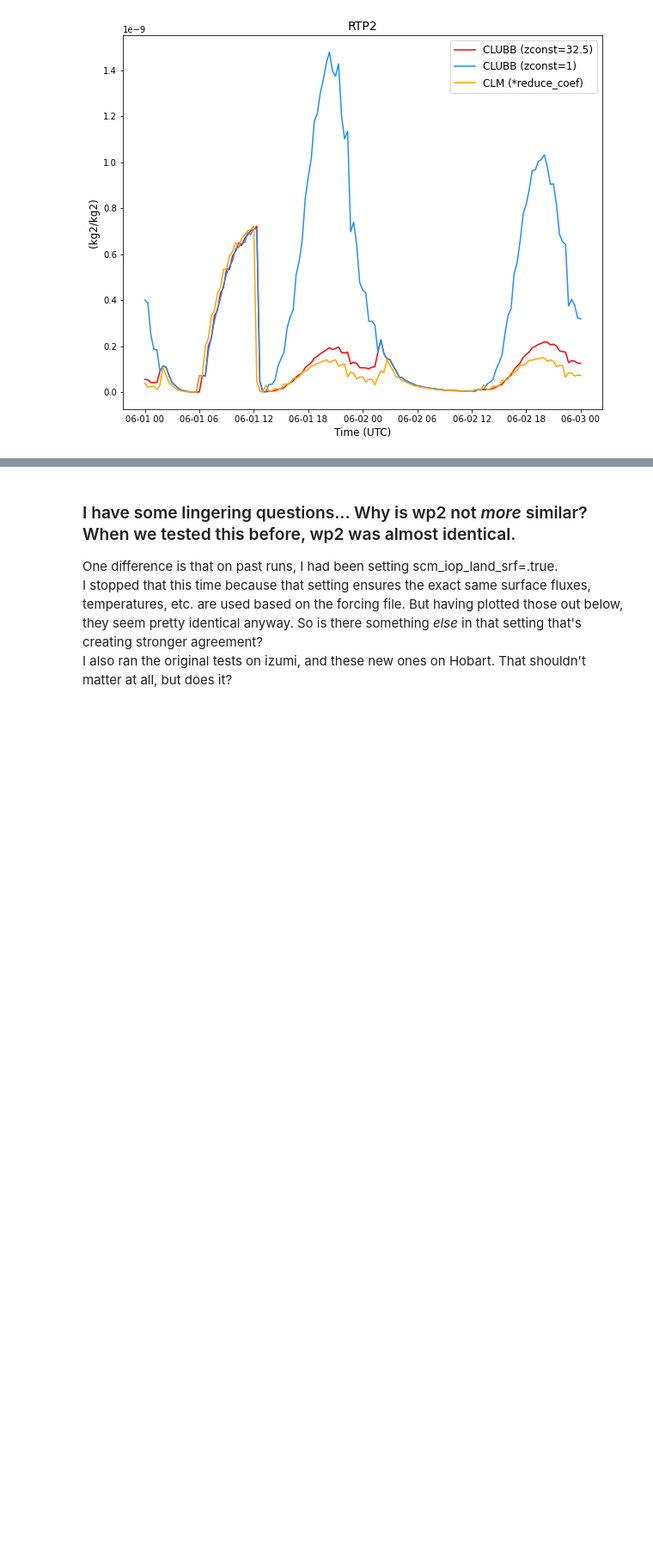
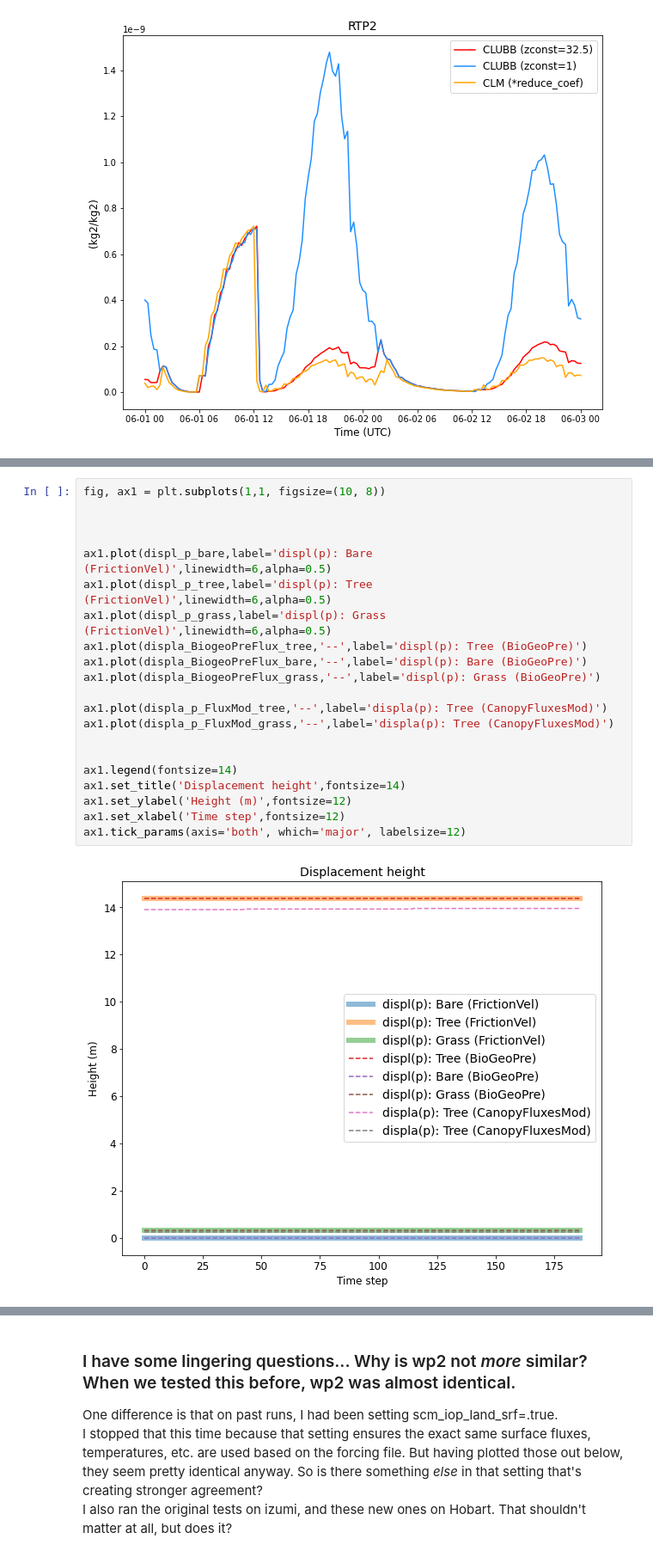
Before and after one commit to megandevlan/CLASP-CESM2_analysis, a Jupyter notebook: ZetaDifferences.ipynb, the cells around one changed output, grey strips where cells are left out. Shown at 86% size. Drawn from its saved outputs; the diff is of its cells as text; blank space fills up the shorter version.

```diff
--- a/ZetaDifferences.ipynb
+++ b/ZetaDifferences.ipynb
@@ -268,0 +557,23 @@ Text(0.5, 0, 'Time (UTC)')
+# %%
+fig, ax1 = plt.subplots(1,1, figsize=(10, 8))
+
+
+
+ax1.plot(displ_p_bare,label='displ(p): Bare (FrictionVel)',linewidth=6,alpha=0.5)
+ax1.plot(displ_p_tree,label='displ(p): Tree (FrictionVel)',linewidth=6,alpha=0.5)
+ax1.plot(displ_p_grass,label='displ(p): Grass (FrictionVel)',linewidth=6,alpha=0.5)
+ax1.plot(displa_BiogeoPreFlux_tree,'--',label='displ(p): Tree (BioGeoPre)')
+ax1.plot(displa_BiogeoPreFlux_bare,'--',label='displ(p): Bare (BioGeoPre)')
+ax1.plot(displa_BiogeoPreFlux_grass,'--',label='displ(p): Grass (BioGeoPre)')
+
+ax1.plot(displa_p_FluxMod_tree,'--',label='displa(p): Tree (CanopyFluxesMod)')
+ax1.plot(displa_p_FluxMod_grass,'--',label='displa(p): Tree (CanopyFluxesMod)')
+
+
+ax1.legend(fontsize=14)
+ax1.set_title('Displacement height',fontsize=14)
+ax1.set_ylabel('Height (m)',fontsize=12)
+ax1.set_xlabel('Time step',fontsize=12)
+ax1.tick_params(axis='both', which='major', labelsize=12)
+# %% [output]
+[figure, added]
```
Also changed, not shown: parts of 8 cells of this notebook.
